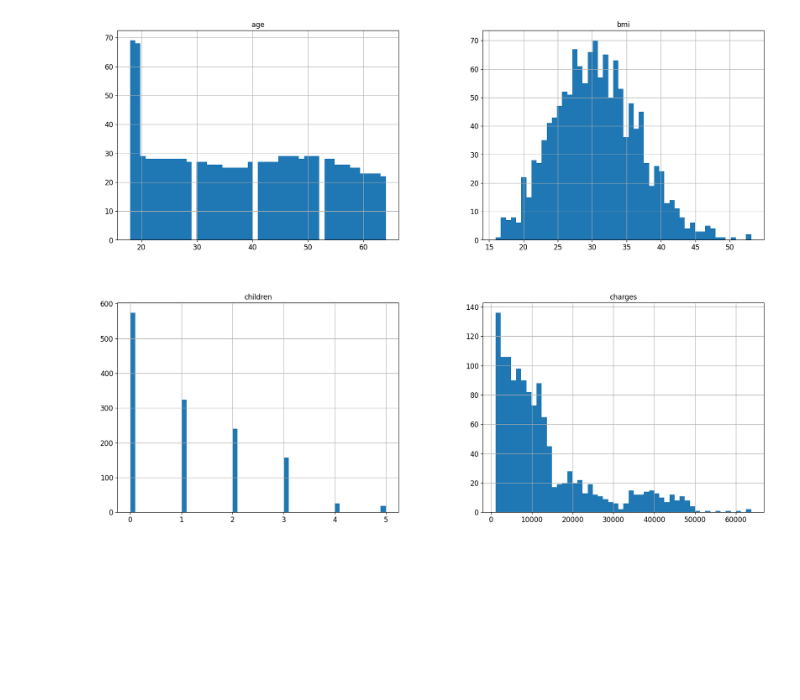
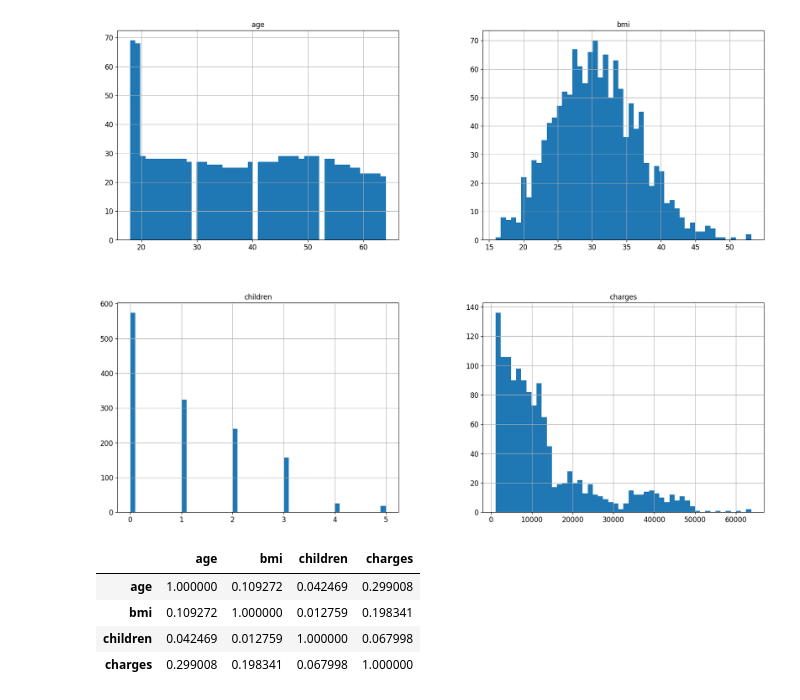
Before and after one commit to pedroigp/FIAP-Tech-Challenge-Fase1, a Jupyter notebook: Tech_Challenge_1.ipynb, the cells around one changed output. Saved outputs shown, nothing was run; the diff lists cells and outputs as text; code cells hidden in the pictures; blank space fills up the shorter version.

```diff
--- a/Tech_Challenge_1.ipynb
+++ b/Tech_Challenge_1.ipynb
@@ -153,3 +159,16 @@ array([[<Axes: title={'center': 'age'}>, <Axes: title={'center': 'bmi'}>],
        [<Axes: title={'center': 'children'}>,
         <Axes: title={'center': 'charges'}>]], dtype=object)
 [figure]
+# %%
+# Matriz de Correlação
+# Criando dataframe somente com nossas variáveis numericas
+df_numerico = dataset.select_dtypes([np.number])
+# Calcula a matriz de correlação
+correlation_matrix = df_numerico.corr()
+correlation_matrix
+# %% [output]
+|  | age | bmi | children | charges |
+| age | 1.000000 | 0.109272 | 0.042469 | 0.299008 |
+| bmi | 0.109272 | 1.000000 | 0.012759 | 0.198341 |
+| children | 0.042469 | 0.012759 | 1.000000 | 0.067998 |
+| charges | 0.299008 | 0.198341 | 0.067998 | 1.000000 |
```
Also changed, not shown: parts of 7 cells of this notebook.
